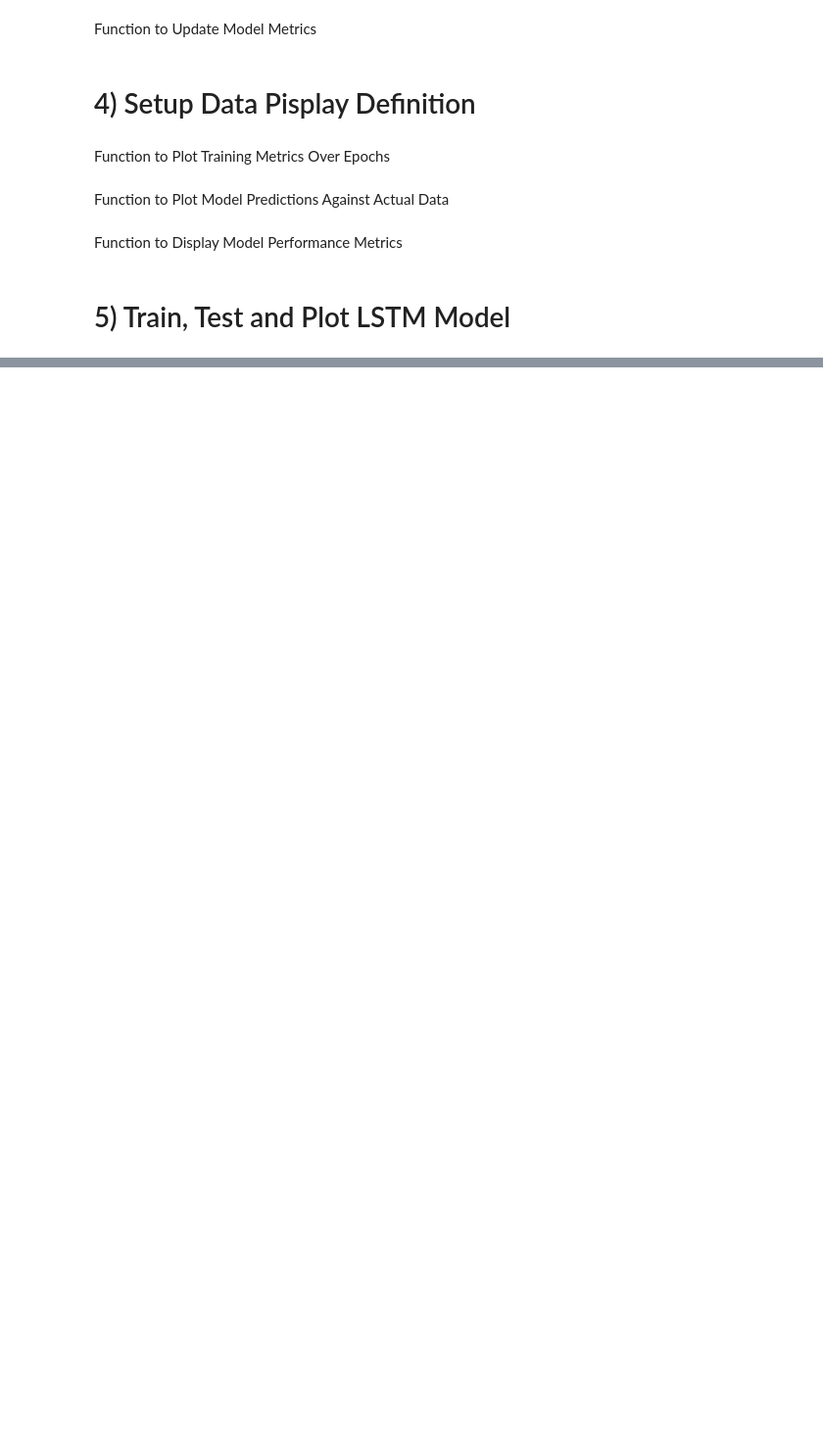
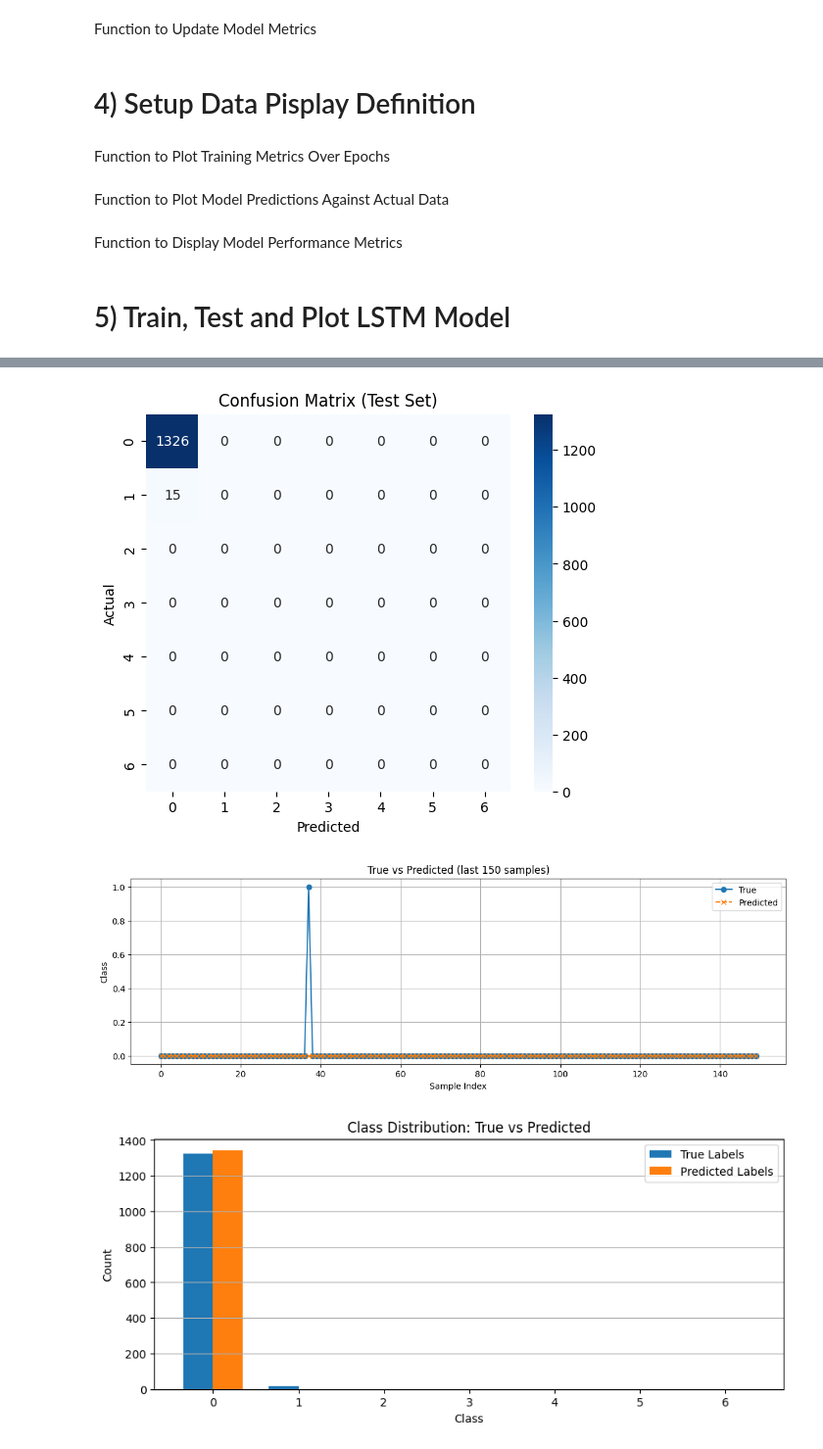
Before and after one commit to Nairlav/Finance, a Jupyter notebook: Projects/LSTM_Strategy.ipynb, the cells around one changed output, grey strips where cells are left out. Shown at 98% size. Drawn from its saved outputs; the diff is of its cells as text; code cells hidden in the pictures; blank space fills up the shorter version.

```diff
--- a/Projects/LSTM_Strategy.ipynb
+++ b/Projects/LSTM_Strategy.ipynb
@@ -294,2 +332,15 @@ def metrics_setup():
+# %%
+# @title
+def metrics_setup():
+    criterion = nn.CrossEntropyLoss()
+
+    # Dictionnaires pour stocker les métriques
+    hist_criterion = np.zeros(num_epochs)
+    hist_acc = np.zeros(num_epochs)
+    hist_f1 = np.zeros(num_epochs)
+    hist_precision = np.zeros(num_epochs)
+    hist_recall = np.zeros(num_epochs)
+
+    return criterion, hist_criterion, hist_acc, hist_f1, hist_precision, hist_recall
 # %% [markdown]
 Function to Update Model Metrics
@@ -425,0 +490,30 @@ input = pd.DataFrame(input["Price"])
+# %%
+# @title
+lookback = 20
+look_forward = int(lookback*0.2)
+print(look_forward)
+size_test_prct = 0.3
+input_dim = 1
+hidden_dim = [32,32]
+num_layers = len(hidden_dim)
+num_epochs = 60
+n = 7  # number of categories
+output_dim = n #car on est en crosslossentity
+range_std = 3  # 1 = 68,27%, 2 = 95.45%, 3 =	99.73%, , 4 = 99.99% of data
+
+
+data_v1 = extend_OHLC_in_data(data_v0)
+input = pd.DataFrame(data_v1["Price"])
+output = generate_output_category(input, n,look_forward, range_std)
+train_test_data = pd.DataFrame({"Input_1": input["Price"],
+                                "Output_1": output["Category"]
+                                }).dropna()
+x_train, y_train, x_test, y_test = split_data(train_test_data, lookback, size_test_prct)
+
+print(data_v0.head())
+print(data_v1.head())
+print(input.head())
+print(output.head())
+print("Train/Test Size:", len(train_test_data))
+print(train_test_data.head())
+print(x_train.shape)
@@ -493,0 +614,6 @@ MAPE  11.137674  3.437711
+# %%
+visualize_classification_results(y_test, y_test_pred_class, output_dim, sequence_title="True vs Predicted", max_points=150)
+# %% [output]
+[figure, added]
+[figure, added]
+[figure, added]
```
Also changed, not shown: parts of 23 cells of this notebook.
